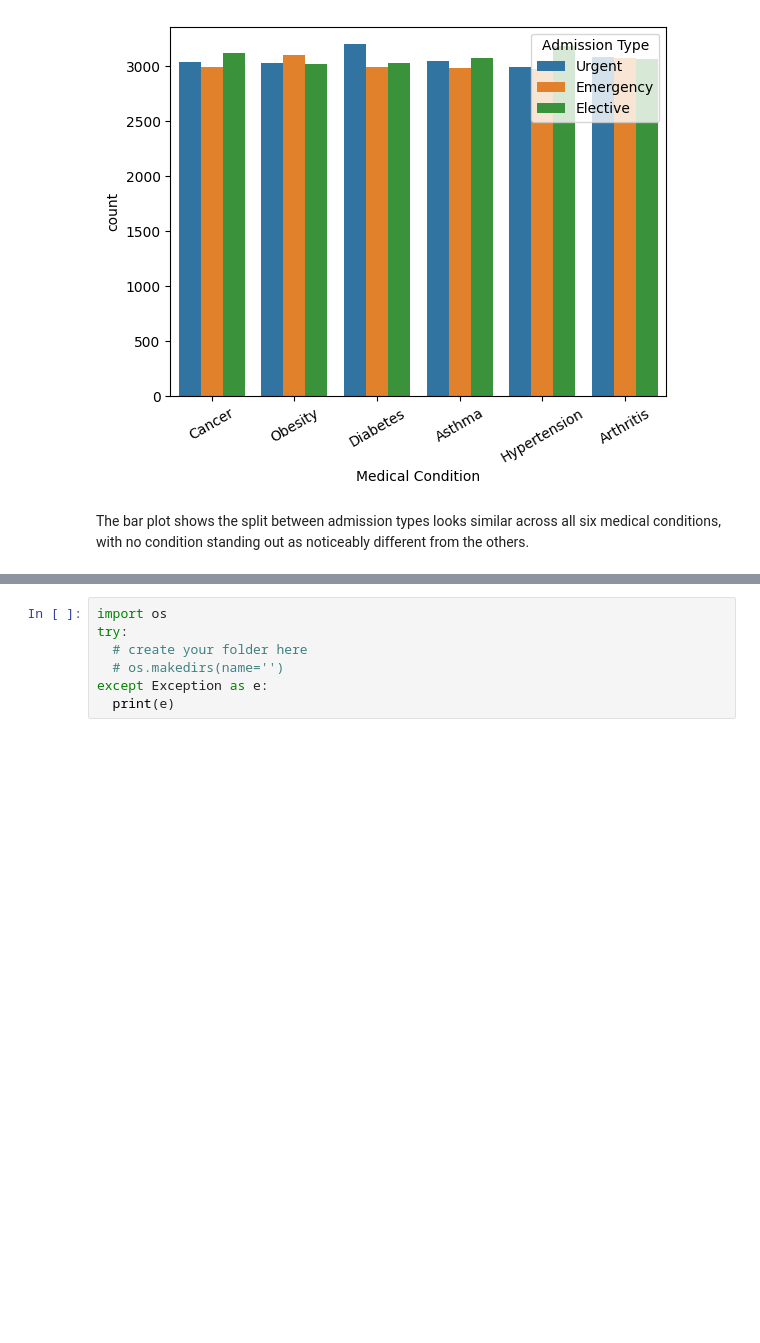
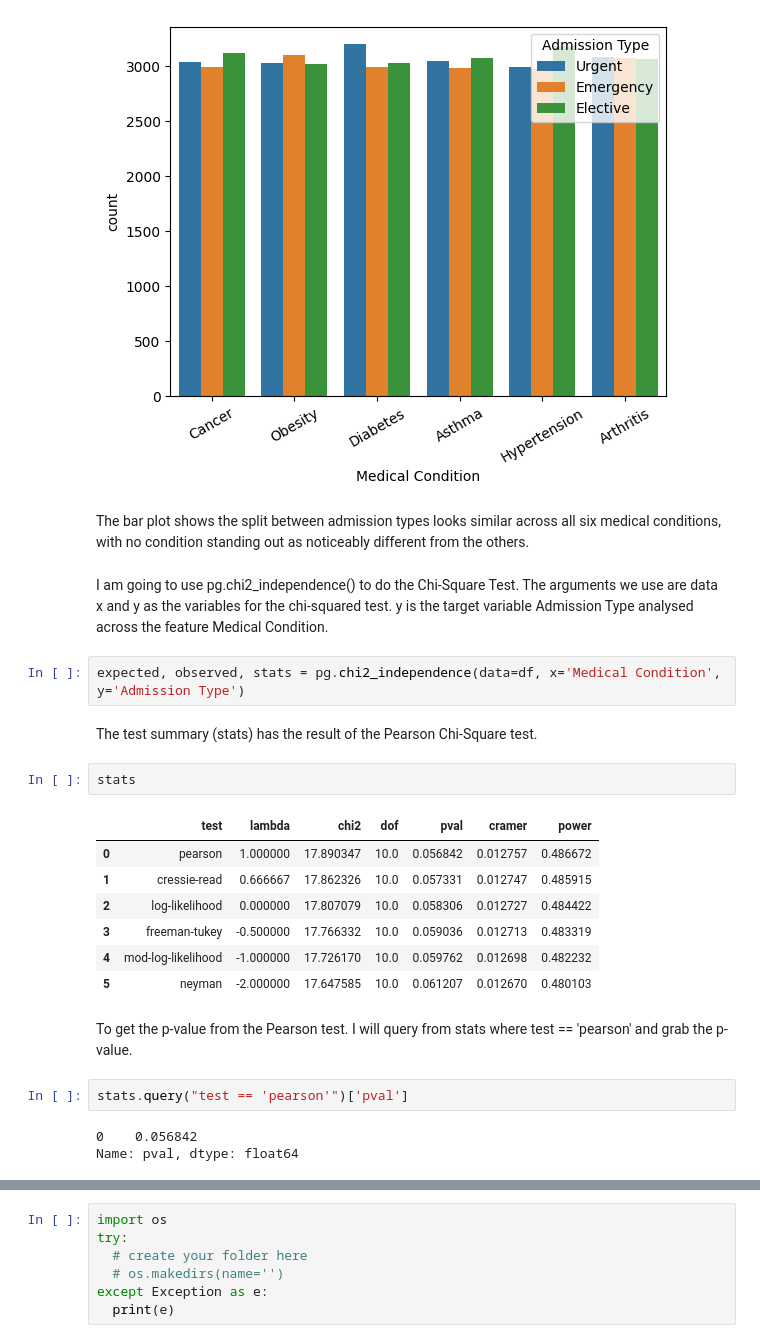
Before and after one commit to navmann99/Healthcare_Analysis, a Jupyter notebook: jupyter_notebooks/02-EDAHypothesisTesting.ipynb, the cells around one changed output, grey strips where cells are left out. Drawn from its saved outputs; the diff is of its cells as text; blank space fills up the shorter version.

Commit message:
h5 statistical test complete

```diff
--- a/jupyter_notebooks/02-EDAHypothesisTesting.ipynb
+++ b/jupyter_notebooks/02-EDAHypothesisTesting.ipynb
@@ -332,3 +334,26 @@ plt.show()
 [figure]
 # %% [markdown]
 The bar plot shows the split between admission types looks similar across all six medical conditions, with no condition standing out as noticeably different from the others.
+# %% [markdown]
+I am going to use pg.chi2_independence() to do the Chi-Square Test. The arguments we use are data x and y as the variables for the chi-squared test. y is the target variable Admission Type analysed across the feature Medical Condition.
+# %%
+expected, observed, stats = pg.chi2_independence(data=df, x='Medical Condition', y='Admission Type')
+# %% [markdown]
+The test summary (stats) has the result of the Pearson Chi-Square test.
+# %%
+stats
+# %% [output]
+|  | test | lambda | chi2 | dof | pval | cramer | power |
+| 0 | pearson | 1.000000 | 17.890347 | 10.0 | 0.056842 | 0.012757 | 0.486672 |
+| 1 | cressie-read | 0.666667 | 17.862326 | 10.0 | 0.057331 | 0.012747 | 0.485915 |
+| 2 | log-likelihood | 0.000000 | 17.807079 | 10.0 | 0.058306 | 0.012727 | 0.484422 |
+| 3 | freeman-tukey | -0.500000 | 17.766332 | 10.0 | 0.059036 | 0.012713 | 0.483319 |
+| 4 | mod-log-likelihood | -1.000000 | 17.726170 | 10.0 | 0.059762 | 0.012698 | 0.482232 |
+| 5 | neyman | -2.000000 | 17.647585 | 10.0 | 0.061207 | 0.012670 | 0.480103 |
+# %% [markdown]
+To get the p-value from the Pearson test. I will query from stats where test == 'pearson' and grab the p-value.
+# %%
+stats.query("test == 'pearson'")['pval']
+# %% [output]
+0    0.056842
+Name: pval, dtype: float64
```
Also changed, not shown: parts of 2 cells of this notebook.
